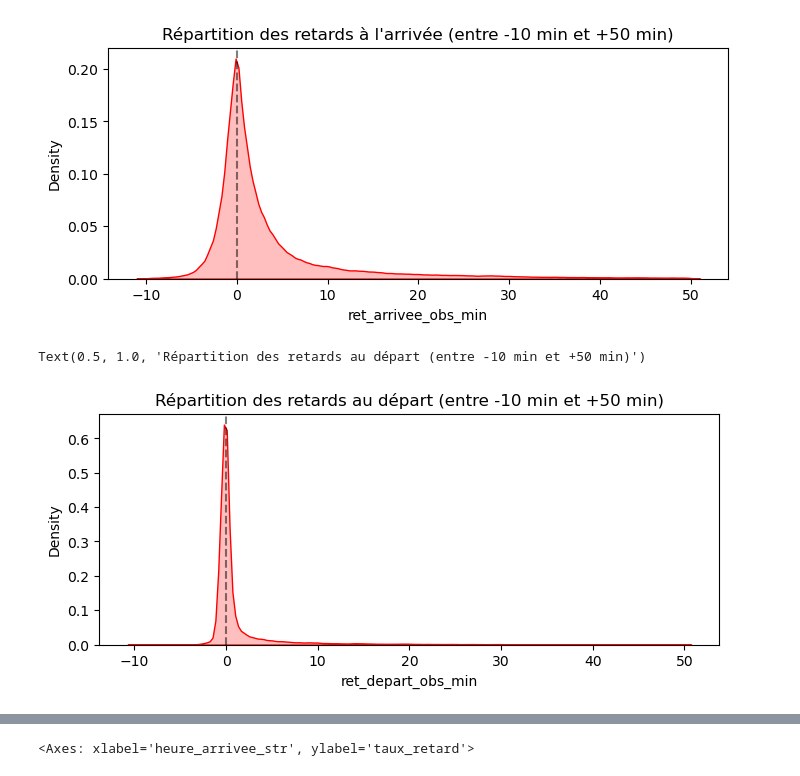
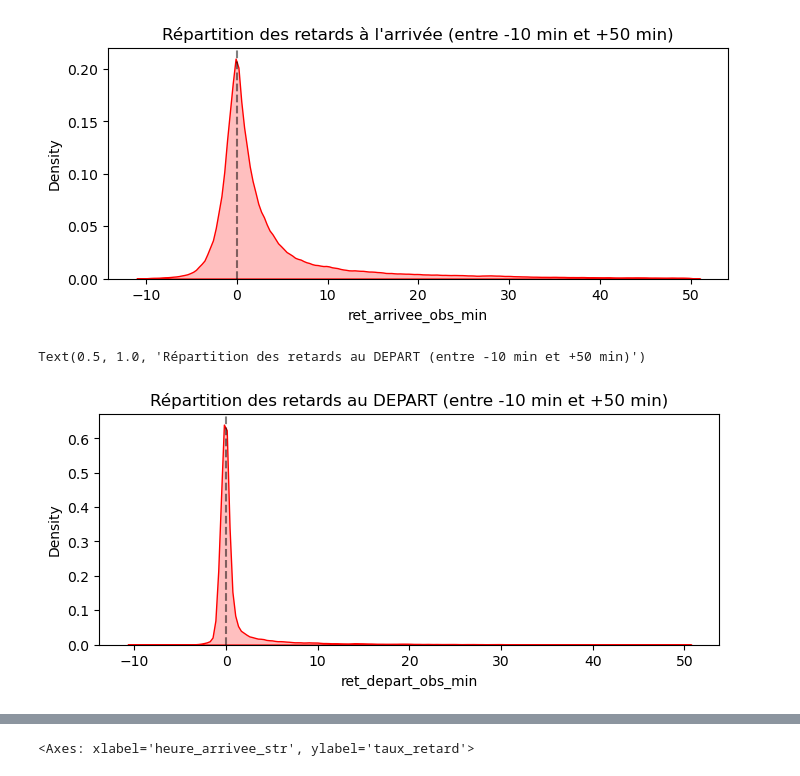
Before and after one commit to Gallien-e/analyse-retard-sncf, a Jupyter notebook: notebooks/2-EDA.ipynb, the cells around one changed output, grey strips where cells are left out. Saved outputs shown, nothing was run; the diff lists cells and outputs as text; code cells hidden in the pictures.

```diff
--- a/notebooks/2-EDA.ipynb
+++ b/notebooks/2-EDA.ipynb
@@ -8,6 +8,11 @@ pd.options.display.max_columns = None # affiche toutes les colonnes lors de l'af
 pd.options.display.float_format = '{:.2f}'.format # affiche les nombres à virgule flottante avec 2 décimales
 # %%
 df = pd.read_parquet("../data/2-clean/slo_2024.parquet")
+# %%
+# Ajout de colonnes simplifiées : True si le train a plus de n minutes de retard à l'arrivée
+df['ret_arrivee_5min'] = df['ret_arrivee_obs_min'] >= 5
+df['ret_arrivee_10min'] = df['ret_arrivee_obs_min'] >= 10
+df['ret_arrivee_15min'] = df['ret_arrivee_obs_min'] >= 15
 # %%
 # top 10 des plus grands retards à l'arrivée :
 df.sort_values(by='ret_arrivee_obs_min', ascending=False).head()
@@ -43,9 +70,10 @@ Text(0.5, 1.0, "Répartition des retards à l'arrivée (entre -10 min et +50 min
 # %%
 # Réparatition des retards au départ
 plt.figure(figsize=(8,3))
 sns.kdeplot(df[(df['ret_depart_obs_min'] >= -10) & (df['ret_depart_obs_min'] <= 50)]['ret_depart_obs_min'], fill=True, bw_adjust=0.5, color='r')
 plt.axvline(x=0, color='k', linestyle='--', alpha=0.5)
-plt.title("Répartition des retards au départ (entre -10 min et +50 min)")
+plt.title("Répartition des retards au DEPART (entre -10 min et +50 min)")
+# constat : les trains sont nettement plus ponctuels au départ qu'à l'arrivée (cloche plus resserée et pic à 0.6 sur x=0, contre seulement 0.2 à l'arrivée)
 # %% [output]
-Text(0.5, 1.0, 'Répartition des retards au départ (entre -10 min et +50 min)')
+Text(0.5, 1.0, 'Répartition des retards au DEPART (entre -10 min et +50 min)')
-[figure, old version]
+[figure, new version]
```
Also changed, not shown: parts of 19 cells of this notebook, 1 other file.
